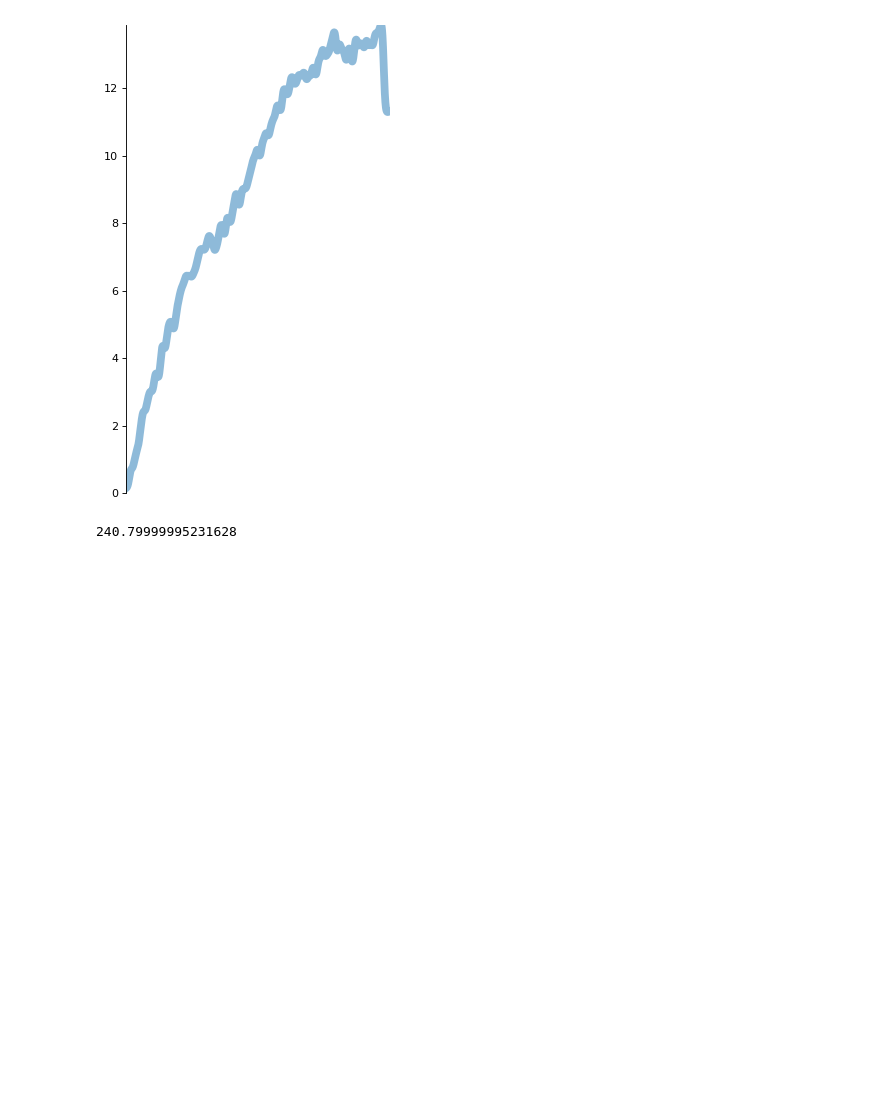
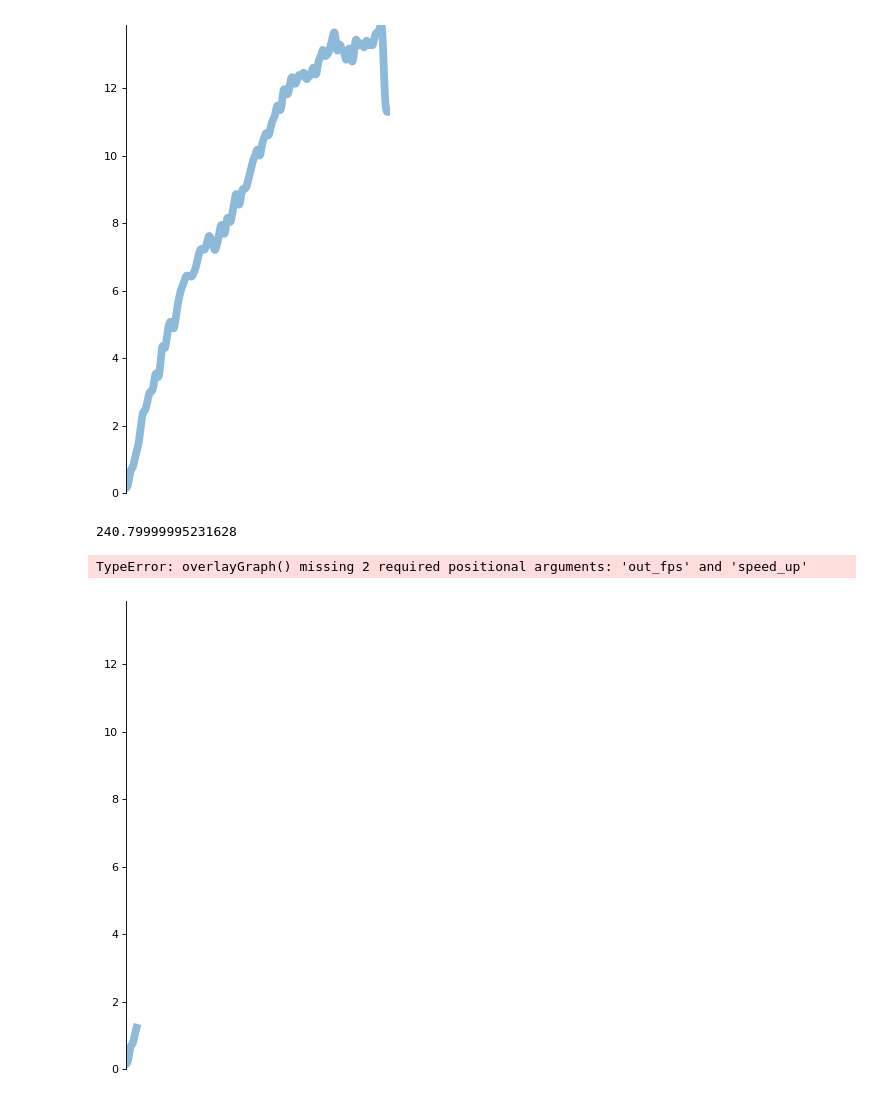
Before and after one commit to ChristopherRussell/MAMMUT-STARTHACK21, a Jupyter notebook: animated_graph_video.ipynb, the cells around one changed output. Cells and saved outputs as stored; diff of their text form; code cells hidden in the pictures; blank space fills up the shorter version.

Commit message:
make graph overlay into a function

```diff
--- a/animated_graph_video.ipynb
+++ b/animated_graph_video.ipynb
@@ -175,4 +175,46 @@ f.keys()
 list(f['/climbs/all'])[0][1] - list(f['/climbs/all'])[0][0]
 # %% [output]
 240.79999995231628
+# %%
+import cv2
+import h5py
+import matplotlib.pyplot as plt
+from matplotlib.pyplot import figure
+import math
+
+# playback speed = out_fps/30 * speed_up
+# speed_up is positive int, e.g. 2 means skip every 2nd frame, 3 skip every 3rd frame
+def overlayGraph(videofile, outfile, graphFunc, out_fps, speed_up):
+    cap = cv2.VideoCapture(videofile)
+    width= int(cap.get(cv2.CAP_PROP_FRAME_WIDTH))
+    height= int(cap.get(cv2.CAP_PROP_FRAME_HEIGHT))
+    writer= cv2.VideoWriter(outfile, cv2.VideoWriter_fourcc(*'MP4V'), out_fps, (width,height))
+
+    """ Set figure size, so it's not bigger than video """
+    figure(num=None, figsize=((width - 20)/80, (height - 20)/80), dpi=80)
+    i = 0 # count which frame we are on
+    while True:
+        if not (i % speed_up == 0):
+            cap.read()
+            i+=1
+            continue
+        ret,frame = cap.read()
+
+        if not ret:
+            break
+
+        time = i / 30;
+        new_frame = graphFunc(time, frame)
+
+        writer.write(new_frame)
+        cv2.imshow('frame', new_frame)
+
+        if cv2.waitKey(1) & 0xFF == 27:
+            break
+
+        i+=1
+
+    cap.release()
+    writer.release()
+    cv2.destroyAllWindows()
 # %%
@@ -252,2 +259,8 @@ def overlayGraph(videofile, graphFunc, outfile):
+# %%
+overlayGraph('./data/overhang/Overhang.mp4', 'graphvid.mp4', graphFunc)
+# %% [output]
+TypeError: overlayGraph() missing 2 required positional arguments: 'out_fps' and 'speed_up'
 # %%
-overlayGraph('./test.mp4', )
+overlayGraph('./test.mp4', 'graphvid.mp4', graphFunc, 45, 2)
+# %% [output]
+[figure, added]
```
Also changed, not shown: parts of 1 cell of this notebook.
